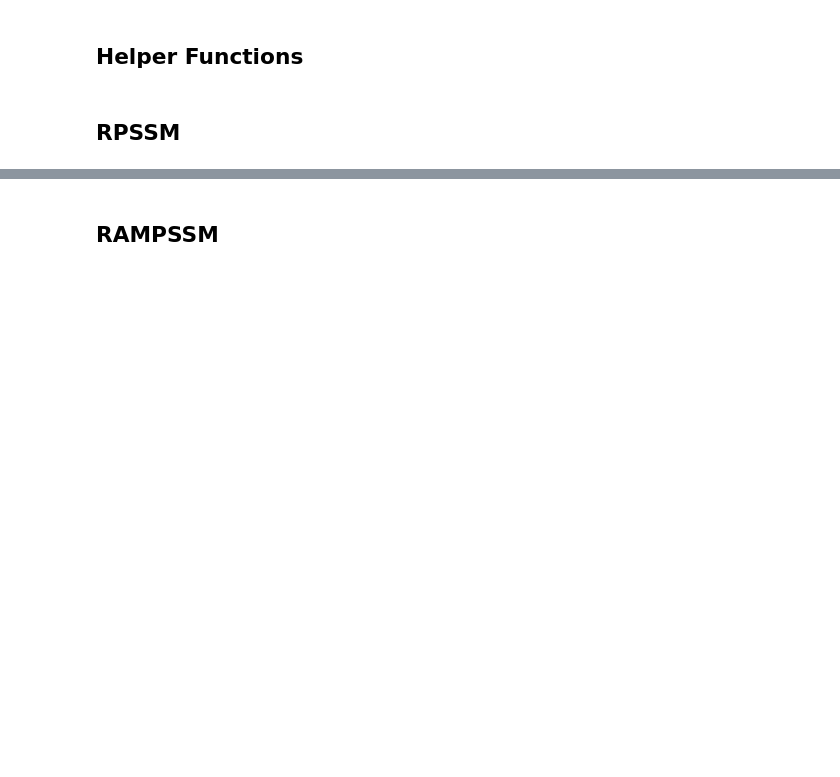
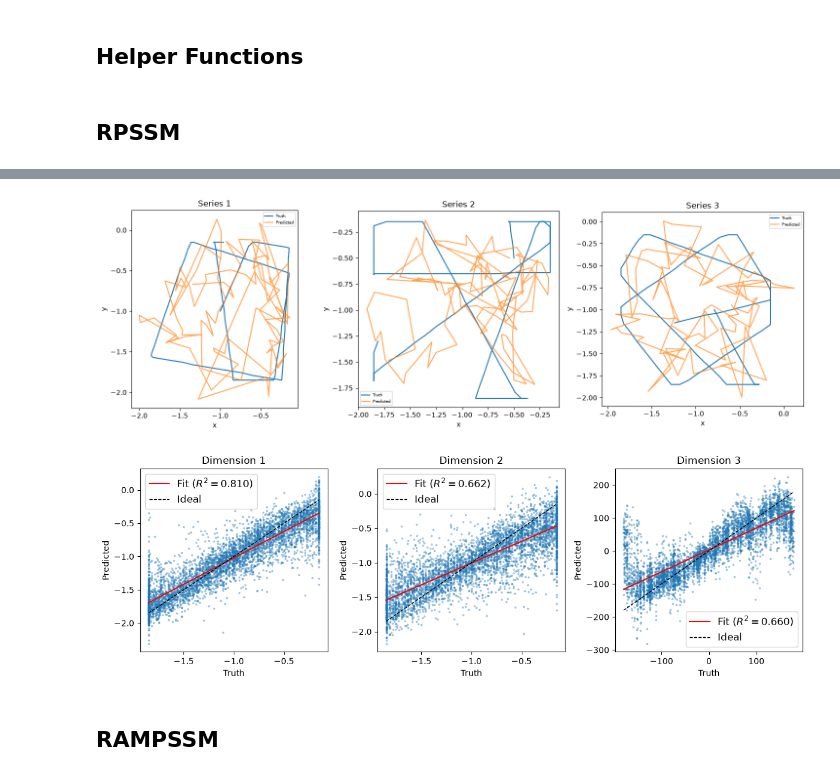
Before and after one commit to jamesgreen-c/RP-SLAM, a Jupyter notebook: src/experiments/slam/corrupted/corrupted.ipynb, the cells around one changed output, grey strips where cells are left out. Cells and saved outputs as stored; diff of their text form; code cells hidden in the pictures; blank space fills up the shorter version.

```diff
--- a/src/experiments/slam/corrupted/corrupted.ipynb
+++ b/src/experiments/slam/corrupted/corrupted.ipynb
@@ -221,3 +245,10 @@ plot_visual_diagnostics(preds, truth)
+# %%
+preds = krr.predict(val_x)
+truth = DATASET.val_states
+plot_visual_diagnostics(preds, truth)
+# %% [output]
+[figure, added]
+[figure, added]
 # %% [markdown]
 ## RAMPSSM
 # %%
```
Also changed, not shown: parts of 9 cells of this notebook, 13 other files.
